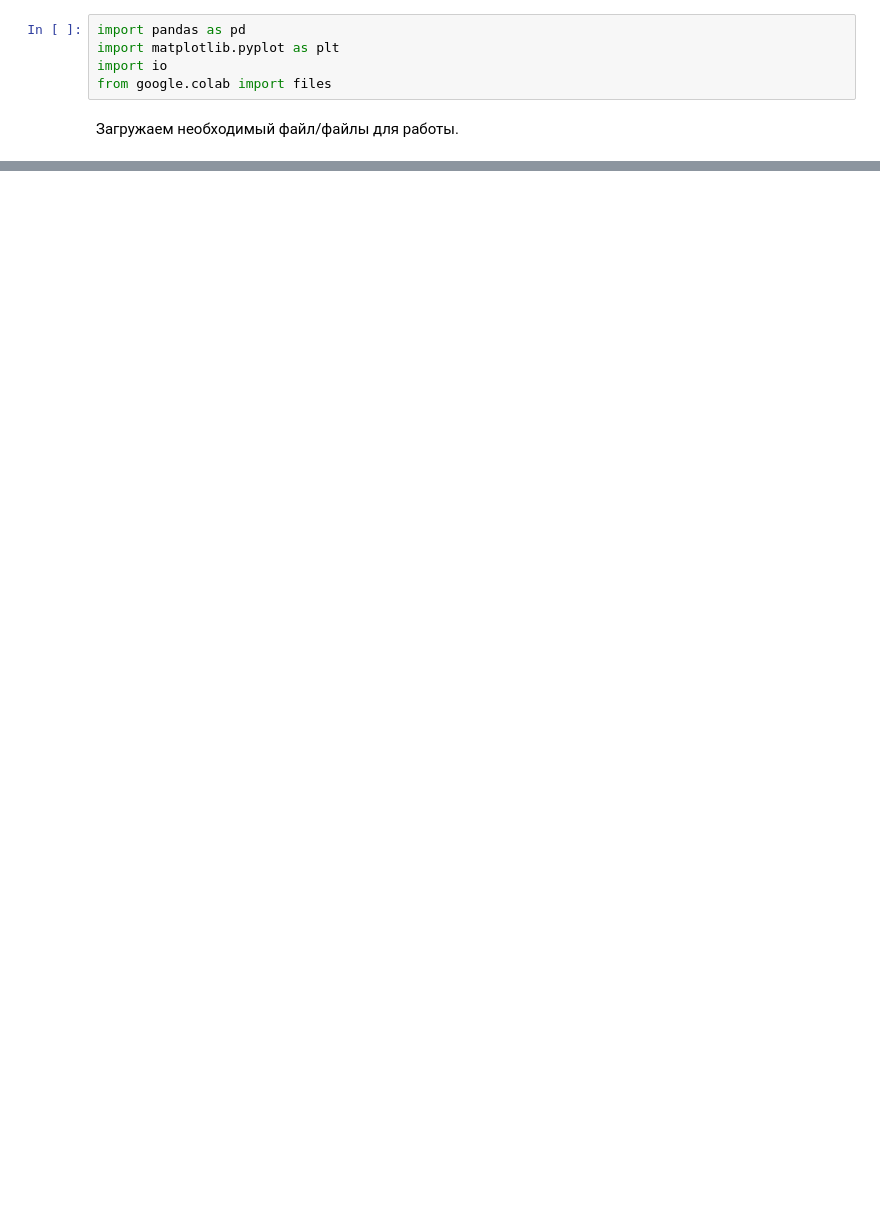
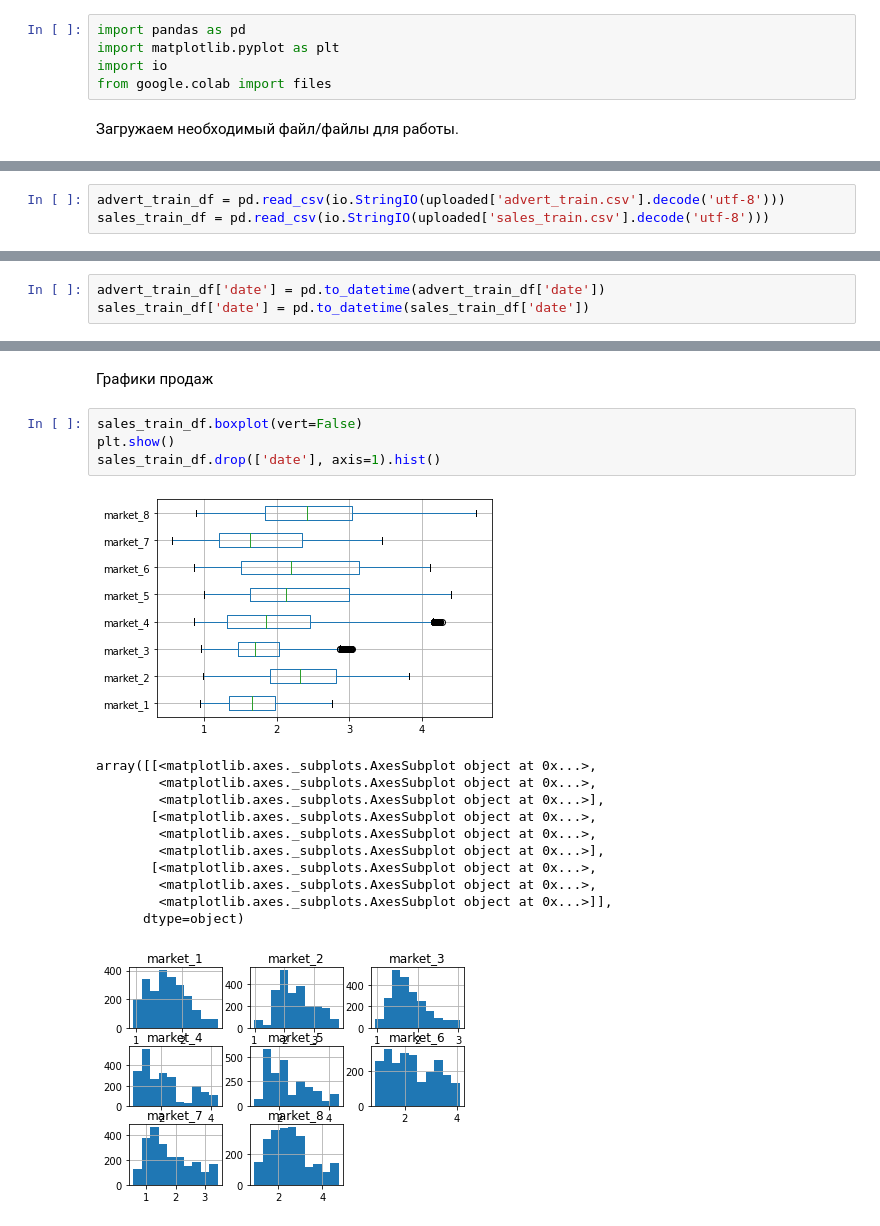
Before and after one commit to veresnikov/ad, a Jupyter notebook: research_data.ipynb, the cells around one changed output, grey strips where cells are left out. Cells and saved outputs as stored; diff of their text form; blank space fills up the shorter version.

```diff
--- a/research_data.ipynb
+++ b/research_data.ipynb
@@ -259,0 +16,3 @@ df.corr()
+# %%
+advert_train_df = pd.read_csv(io.StringIO(uploaded['advert_train.csv'].decode('utf-8')))
+sales_train_df = pd.read_csv(io.StringIO(uploaded['sales_train.csv'].decode('utf-8')))
@@ -259,0 +21,3 @@ df.corr()
+# %%
+advert_train_df['date'] = pd.to_datetime(advert_train_df['date'])
+sales_train_df['date'] = pd.to_datetime(sales_train_df['date'])
@@ -259,0 +176,19 @@ df.corr()
+# %% [markdown]
+Графики продаж
+# %%
+sales_train_df.boxplot(vert=False)
+plt.show()
+sales_train_df.drop(['date'], axis=1).hist()
+# %% [output]
+[figure, added]
+array([[<matplotlib.axes._subplots.AxesSubplot object at 0x...>,
+        <matplotlib.axes._subplots.AxesSubplot object at 0x...>,
+        <matplotlib.axes._subplots.AxesSubplot object at 0x...>],
+       [<matplotlib.axes._subplots.AxesSubplot object at 0x...>,
+        <matplotlib.axes._subplots.AxesSubplot object at 0x...>,
+        <matplotlib.axes._subplots.AxesSubplot object at 0x...>],
+       [<matplotlib.axes._subplots.AxesSubplot object at 0x...>,
+        <matplotlib.axes._subplots.AxesSubplot object at 0x...>,
+        <matplotlib.axes._subplots.AxesSubplot object at 0x...>]],
+      dtype=object)
+[figure, added]
```
Also changed, not shown: parts of 56 cells of this notebook.
